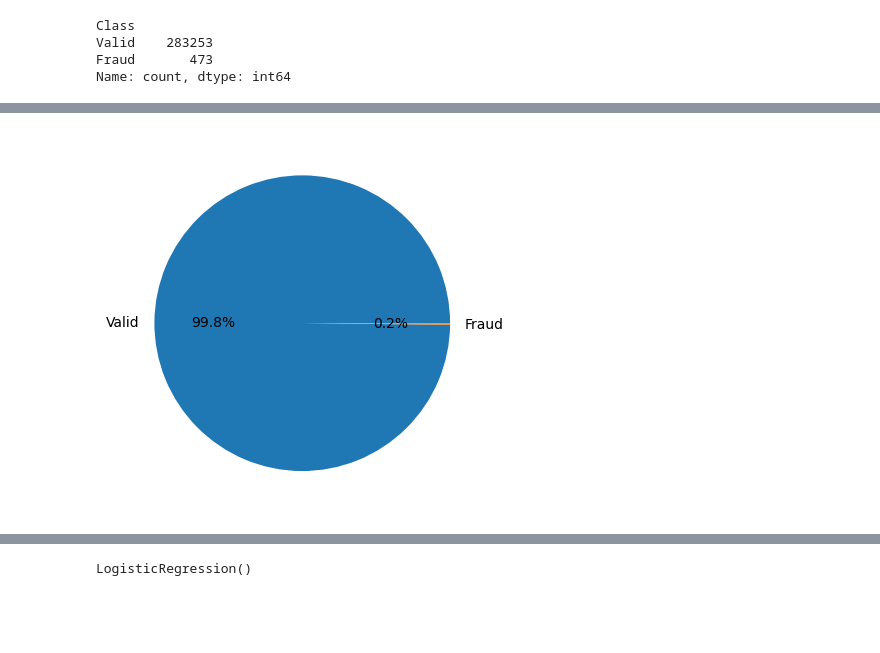
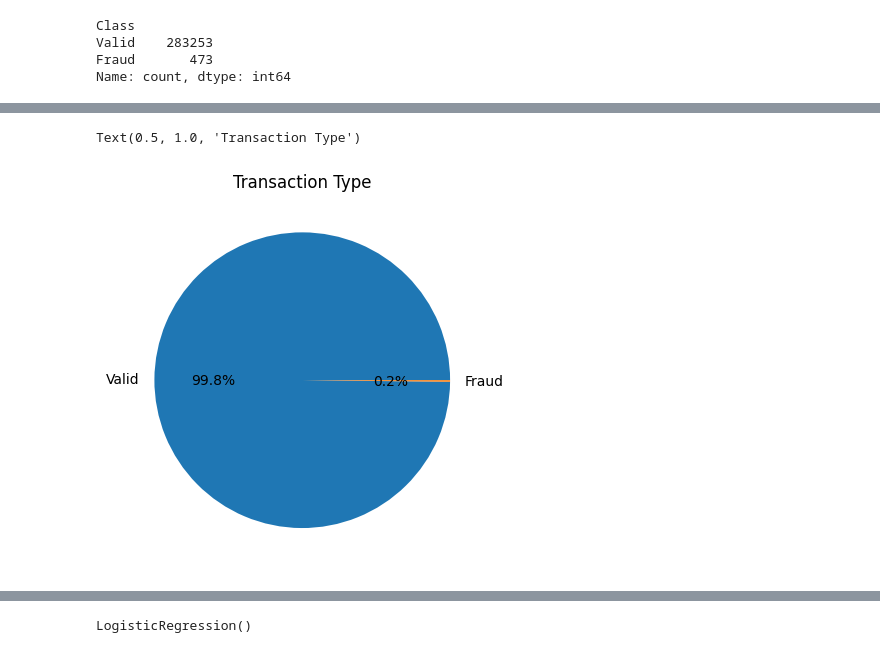
Before and after one commit to AryanRadadiya200570960/AIDI1003-FinalGroupProject, a Jupyter notebook: Final Group Project.ipynb, the cells around one changed output, grey strips where cells are left out. Drawn from its saved outputs; the diff is of its cells as text; code cells hidden in the pictures; blank space fills up the shorter version.

```diff
--- a/Final Group Project.ipynb
+++ b/Final Group Project.ipynb
@@ -84,4 +99,6 @@ data.describe()
 # %%
 fig = plt.pie(Transaction_type.value_counts(), labels=['Valid', 'Fraud'], autopct='%1.1f%%')
+plt.title('Transaction Type')
 # %% [output]
+Text(0.5, 1.0, 'Transaction Type')
-[figure, old version]
+[figure, new version]
```
Also changed, not shown: parts of 15 cells of this notebook, 3 other files.
